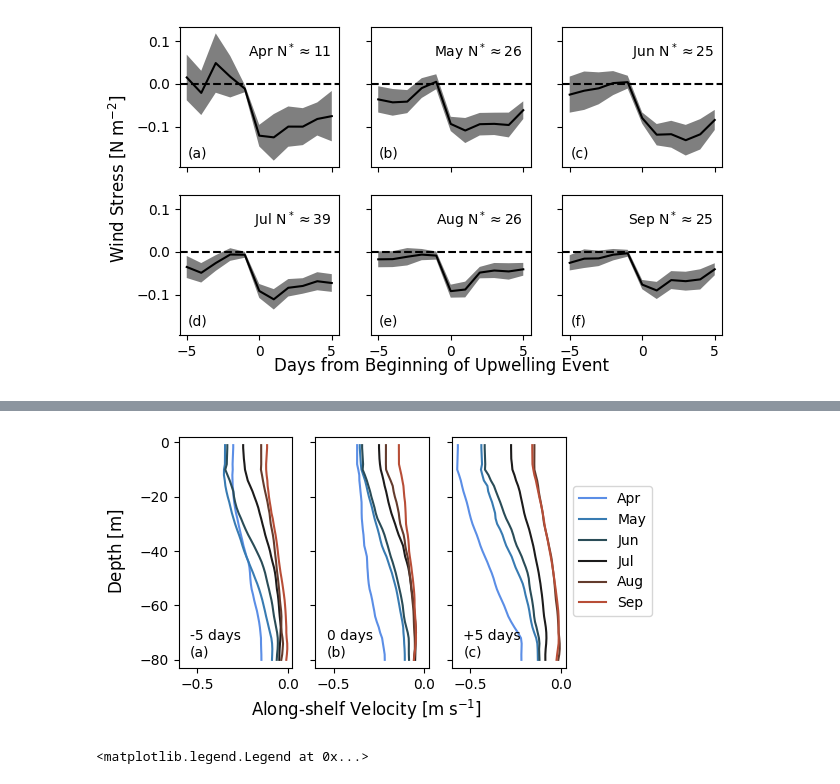
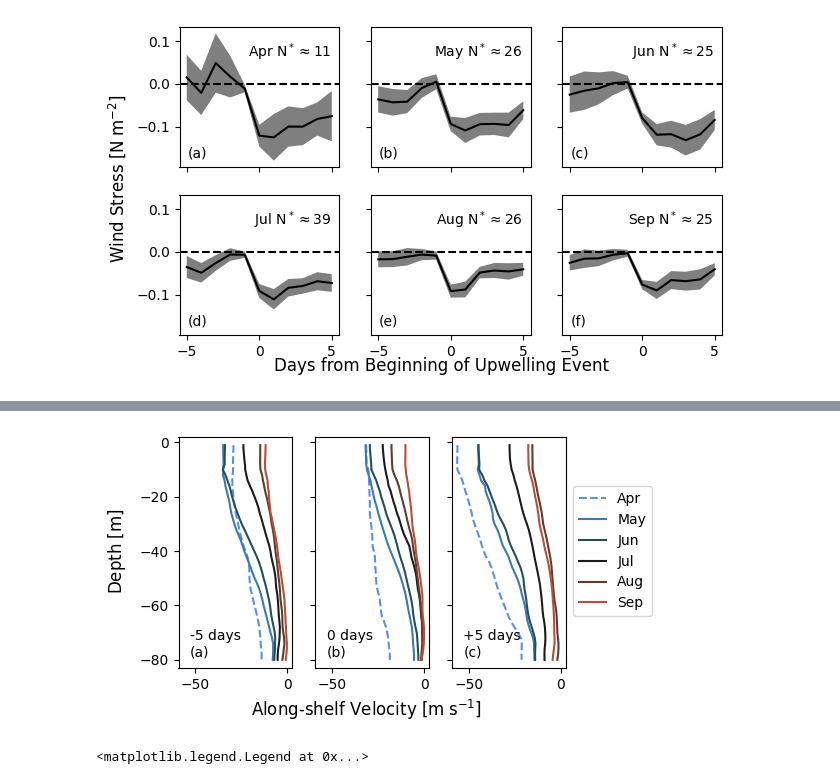
Before and after one commit to andrew-s28/shelf-nitrate-response-to-upwelling, a Jupyter notebook: notebooks/composite_analysis.ipynb, the cells around one changed output, grey strips where cells are left out. Cells and saved outputs as stored; diff of their text form; code cells hidden in the pictures.

```diff
--- a/notebooks/composite_analysis.ipynb
+++ b/notebooks/composite_analysis.ipynb
@@ -35,7 +35,7 @@ OLD_VEL_PATH = list(
 )
 NEW_VEL_PATH = DATA_DIR / "NH10_Mooring_Data/ADCP_NH10_1997_2024_V5.nc"
 
-VELOCITY_VARIABLE = "cs"
+VELOCITY_VARIABLE = "cs_proj"
 # %%
 inner_nitrate = xr.open_dataset(INNER_NITRATE_PATH)
 midshelf_nitrate = xr.open_dataset(MIDSHELF_NITRATE_PATH)
@@ -398,40 +373,49 @@ Text(0.5, 0.98, 'Along-shelf velocity')
 # %%
 fig, axs = plt.subplots(nrows=1, ncols=3, sharex=True, sharey=True, figsize=(5, 3))
 composite_vel_monthly_as_slice = composite_vel_monthly_as.sel(
     time=slice(-5, 5, 5), month=slice(4, 9)
 )
 
 for i, v in enumerate(composite_vel_monthly_as_slice["time"]):
     for j, m in enumerate(composite_vel_monthly_as_slice.sel(time=v)["month"]):
         data = composite_vel_monthly_as_slice.sel(time=v, month=m)
-        axs[i].plot(
-            data["mean"],
-            -data["depth"],
-            label=calendar.month_abbr[m.values],
-            c=cmap(j / 6),
-        )
+        if j == 0:
+            axs[i].plot(
+                data["mean"],
+                -data["depth"],
+                label=calendar.month_abbr[m.values],
+                c=cmap(j / 6),
+                ls="--",
+            )
+        else:
+            axs[i].plot(
+                data["mean"],
+                -data["depth"],
+                label=calendar.month_abbr[m.values],
+                c=cmap(j / 6),
+            )
         axs[i].minorticks_off()
         axs[i].set_ylim([-83, 2])
 
 axs[0].annotate("-5 days\n(a)", xy=(0.10, 0.05), xycoords="axes fraction", fontsize=10)
 axs[1].annotate("0 days\n(b)", xy=(0.10, 0.05), xycoords="axes fraction", fontsize=10)
 axs[2].annotate("+5 days\n(c)", xy=(0.10, 0.05), xycoords="axes fraction", fontsize=10)
 # axs[0].annotate('-5 days', xy=(0.95, 0.9), xycoords='axes fraction', fontsize=10, ha='right')
 # axs[1].annotate('0 days', xy=(0.95, 0.9), xycoords='axes fraction', fontsize=10, ha='right')
 # axs[2].annotate('+5 days', xy=(0.95, 0.9), xycoords='axes fraction', fontsize=10, ha='right')
 
 handles, labels = axs[0].get_legend_handles_labels()
 fig.legend(handles, labels, loc="center left", bbox_to_anchor=(0.9, 0.5))
 
 fig.supxlabel("Along-shelf Velocity [$\\mathsf{m \\; s^{-1}}$]", y=-0.07)
 fig.supylabel("Depth [$\\mathsf{m}$]", x=-0.02)
 plt.savefig(
     FIGURES_DIR / "manuscript/composite_as_velocity.pdf",
     format="pdf",
     bbox_inches="tight",
 )
 # %% [output]
-[figure, old version]
+[figure, new version]
 # %%
 midshelf_nitrate_med = midshelf_nitrate.where(midshelf_nitrate.depth < 79).median(
     dim="time"
```
Also changed, not shown: parts of 14 cells of this notebook, 1 other file.
